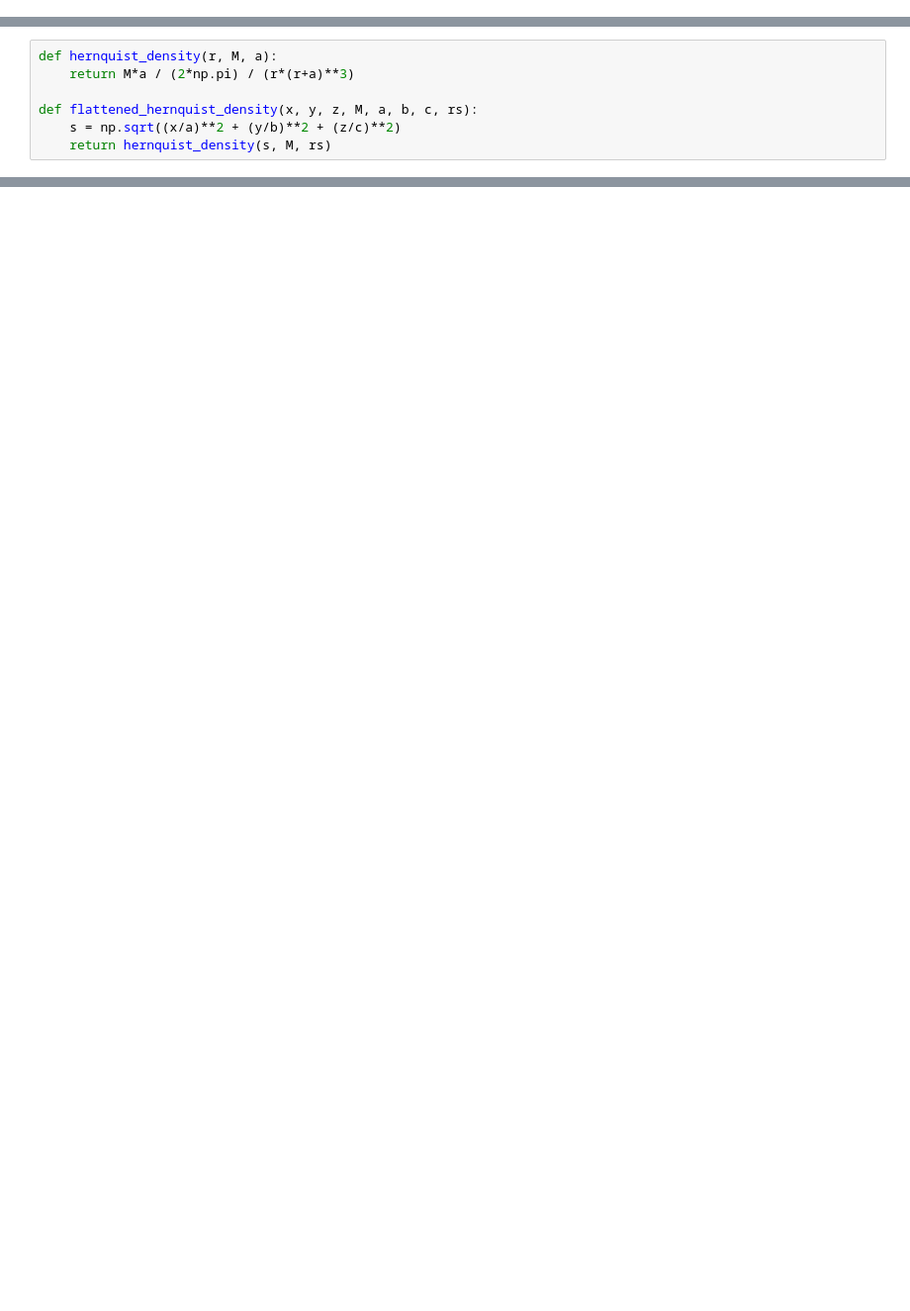
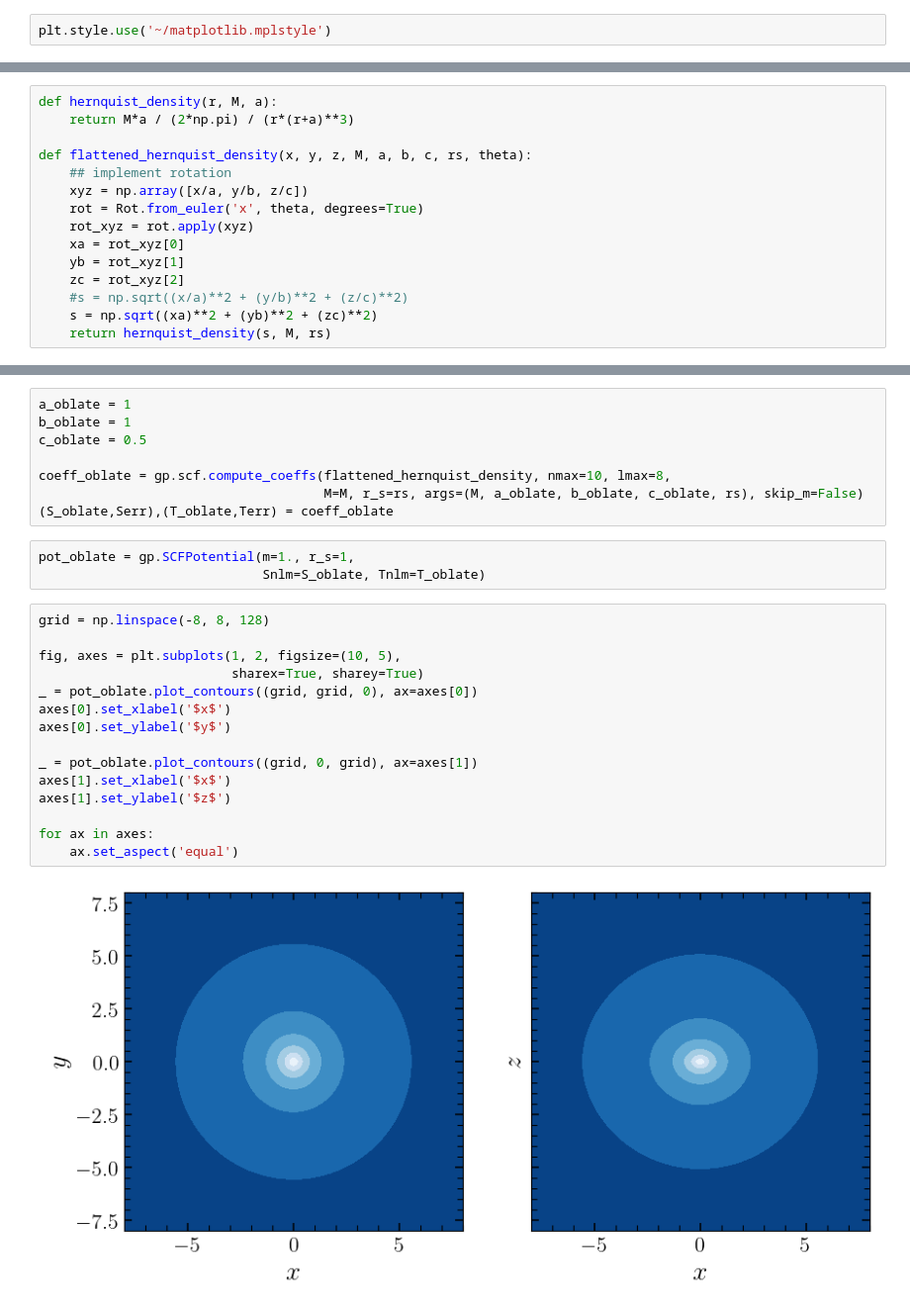
Before and after one commit to jngaravitoc/time-dependent-BFE, a Jupyter notebook: analysis/BFE_evolution/halo_shapes.ipynb, the cells around one changed output, grey strips where cells are left out. Shown: that part at 99% size. Saved outputs shown, nothing was run; the diff lists cells and outputs as text; blank space fills up the shorter version.

```diff
--- a/analysis/BFE_evolution/halo_shapes.ipynb
+++ b/analysis/BFE_evolution/halo_shapes.ipynb
@@ -9,0 +14,2 @@ Populating the interactive namespace from numpy and matplotlib
+# %%
+plt.style.use('~/matplotlib.mplstyle')
@@ -11,6 +61,14 @@ Populating the interactive namespace from numpy and matplotlib
 def hernquist_density(r, M, a):
     return M*a / (2*np.pi) / (r*(r+a)**3)
 
-def flattened_hernquist_density(x, y, z, M, a, b, c, rs):
-    s = np.sqrt((x/a)**2 + (y/b)**2 + (z/c)**2)
+def flattened_hernquist_density(x, y, z, M, a, b, c, rs, theta):
+    ## implement rotation
+    xyz = np.array([x/a, y/b, z/c])
+    rot = Rot.from_euler('x', theta, degrees=True)
+    rot_xyz = rot.apply(xyz)
+    xa = rot_xyz[0]
+    yb = rot_xyz[1]
+    zc = rot_xyz[2]
+    #s = np.sqrt((x/a)**2 + (y/b)**2 + (z/c)**2)
+    s = np.sqrt((xa)**2 + (yb)**2 + (zc)**2)
     return hernquist_density(s, M, rs)
@@ -29,0 +103,28 @@ np.shape(S)
+# %%
+a_oblate = 1
+b_oblate = 1
+c_oblate = 0.5
+
+coeff_oblate = gp.scf.compute_coeffs(flattened_hernquist_density, nmax=10, lmax=8,
+                                     M=M, r_s=rs, args=(M, a_oblate, b_oblate, c_oblate, rs), skip_m=False)
+(S_oblate,Serr),(T_oblate,Terr) = coeff_oblate
+# %%
+pot_oblate = gp.SCFPotential(m=1., r_s=1,
+                             Snlm=S_oblate, Tnlm=T_oblate)
+# %%
+grid = np.linspace(-8, 8, 128)
+
+fig, axes = plt.subplots(1, 2, figsize=(10, 5),
+                         sharex=True, sharey=True)
+_ = pot_oblate.plot_contours((grid, grid, 0), ax=axes[0])
+axes[0].set_xlabel('$x$')
+axes[0].set_ylabel('$y$')
+
+_ = pot_oblate.plot_contours((grid, 0, grid), ax=axes[1])
+axes[1].set_xlabel('$x$')
+axes[1].set_ylabel('$z$')
+
+for ax in axes:
+    ax.set_aspect('equal')
+# %% [output]
+[figure, added]
```
Also changed, not shown: parts of 23 cells of this notebook.
